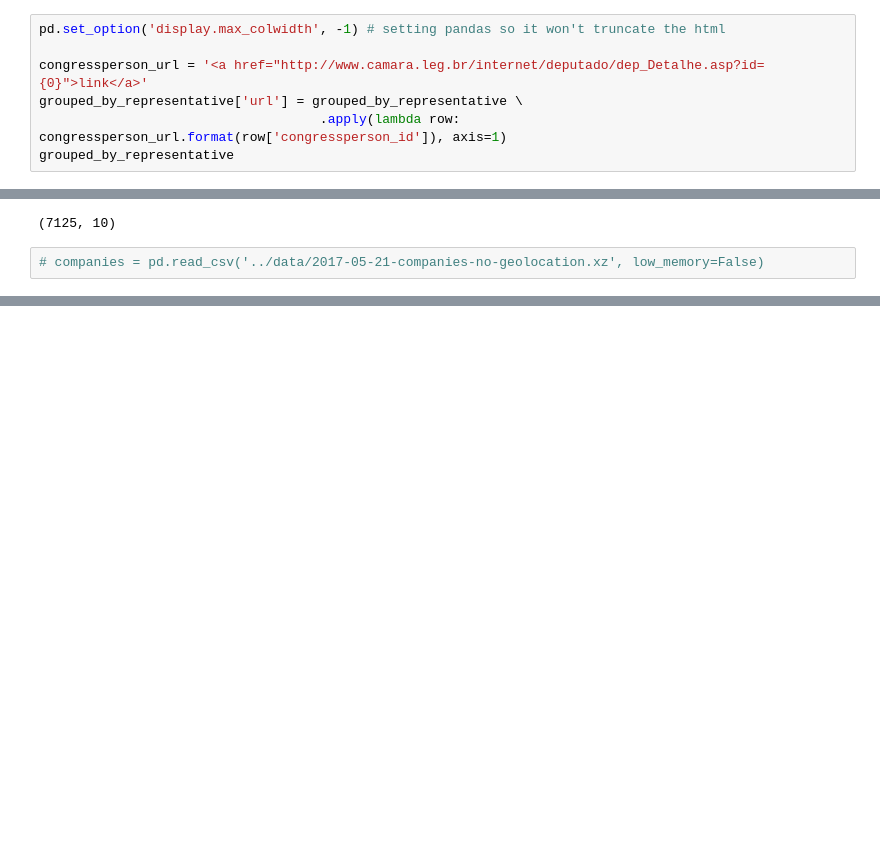
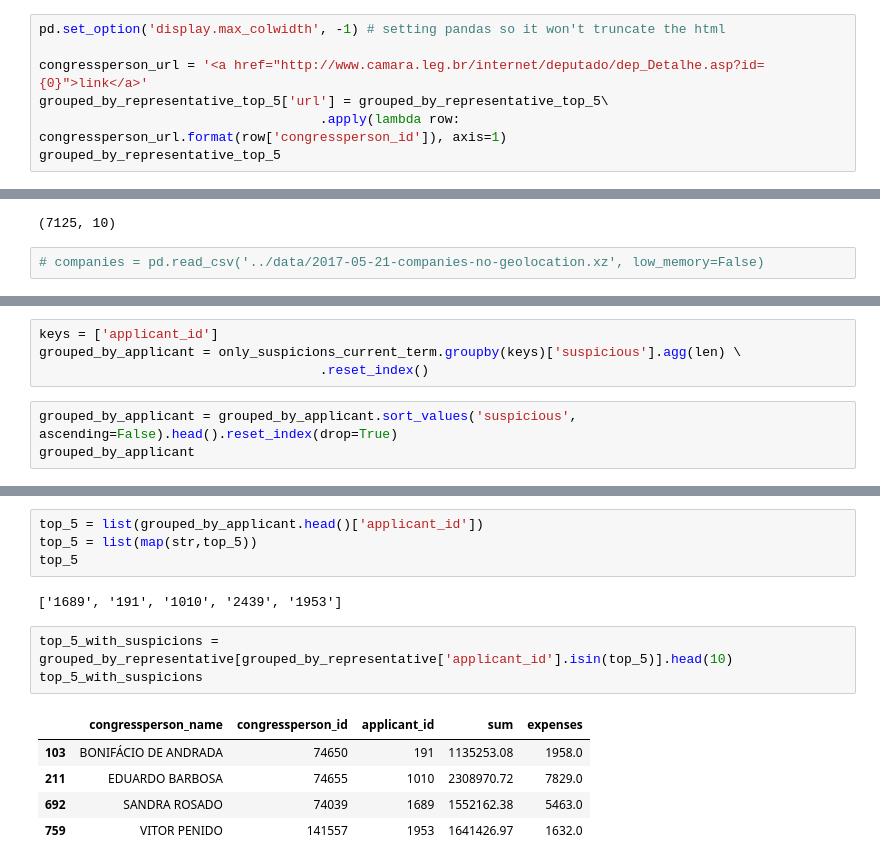
Before and after one commit to okfn-brasil/serenata-de-amor, a Jupyter notebook: develop/2017-07-11-conexao-reporter-exploratory-analysis.ipynb, the cells around one changed output, grey strips where cells are left out. Cells and saved outputs as stored; diff of their text form; blank space fills up the shorter version.

```diff
--- a/develop/2017-07-11-conexao-reporter-exploratory-analysis.ipynb
+++ b/develop/2017-07-11-conexao-reporter-exploratory-analysis.ipynb
@@ -95,9 +102,9 @@ Each tof the top 3 conressperson chamber of deputies page:
 pd.set_option('display.max_colwidth', -1) # setting pandas so it won't truncate the html
 
 congressperson_url = '<a href="http://www.camara.leg.br/internet/deputado/dep_Detalhe.asp?id={0}">link</a>'
-grouped_by_representative['url'] = grouped_by_representative \
+grouped_by_representative_top_5['url'] = grouped_by_representative_top_5\
                                     .apply(lambda row: congressperson_url.format(row['congressperson_id']), axis=1)
-grouped_by_representative
+grouped_by_representative_top_5
 # %% [output]
 |  | congressperson_name | congressperson_id | applicant_id | sum | url |
 | 0 | WELLINGTON ROBERTO | 74043 | 1703 | 3106049.82 | <a href="http://www.camara.leg.br... |
@@ -165,0 +179,7 @@ only_suspicions_current_term.shape
+# %%
+keys = ['applicant_id']
+grouped_by_applicant = only_suspicions_current_term.groupby(keys)['suspicious'].agg(len) \
+                                    .reset_index()
+# %%
+grouped_by_applicant = grouped_by_applicant.sort_values('suspicious', ascending=False).head().reset_index(drop=True)
+grouped_by_applicant
@@ -165,0 +193,15 @@ only_suspicions_current_term.shape
+# %%
+top_5 = list(grouped_by_applicant.head()['applicant_id'])
+top_5 = list(map(str,top_5))
+top_5
+# %% [output]
+['1689', '191', '1010', '2439', '1953']
+# %%
+top_5_with_suspicions = grouped_by_representative[grouped_by_representative['applicant_id'].isin(top_5)].head(10)
+top_5_with_suspicions
+# %% [output]
+|  | congressperson_name | congressperson_id | applicant_id | sum | expenses |
+| 103 | BONIFÁCIO DE ANDRADA | 74650 | 191 | 1135253.08 | 1958.0 |
+| 211 | EDUARDO BARBOSA | 74655 | 1010 | 2308970.72 | 7829.0 |
+| 692 | SANDRA ROSADO | 74039 | 1689 | 1552162.38 | 5463.0 |
+| 759 | VITOR PENIDO | 141557 | 1953 | 1641426.97 | 1632.0 |
```
Also changed, not shown: parts of 12 cells of this notebook, 2 other files.
